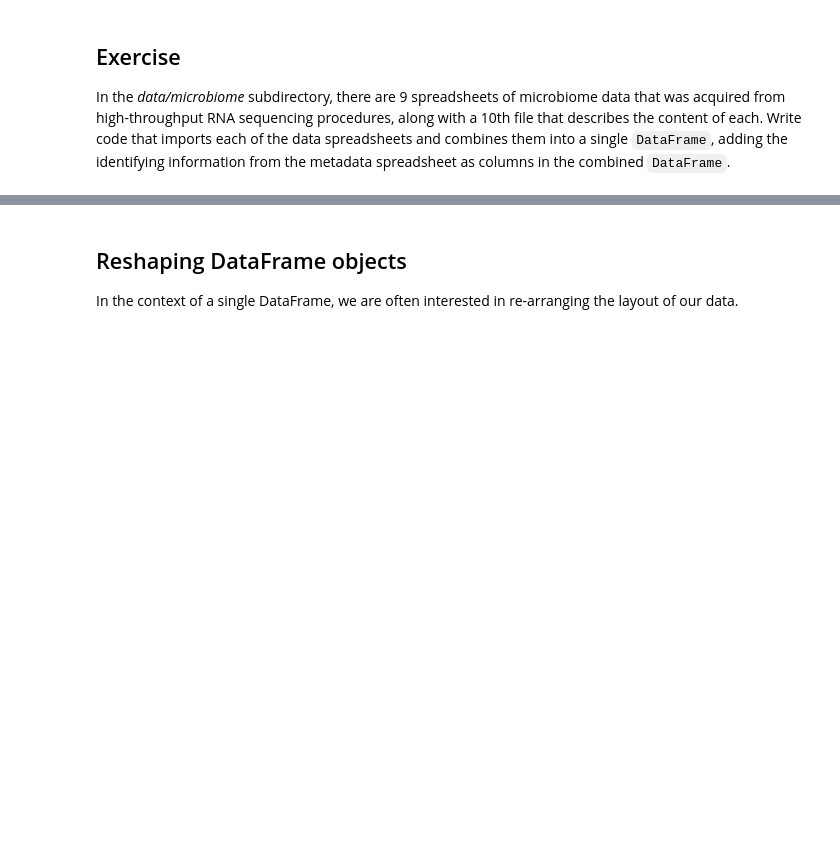
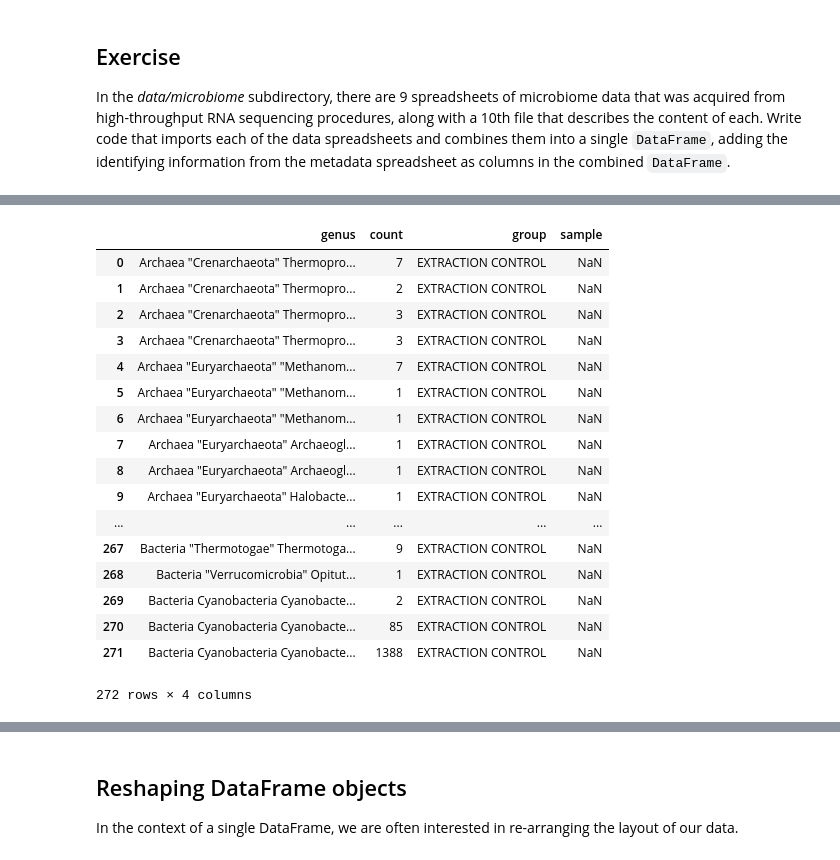
Before and after one commit to weltybiostat/Bios8366, a Jupyter notebook: notebooks/Section2_3-Data-Wrangling-with-Pandas.ipynb, the cells around one changed output, grey strips where cells are left out. Saved outputs shown, nothing was run; the diff lists cells and outputs as text; code cells hidden in the pictures; blank space fills up the shorter version.

```diff
--- a/notebooks/Section2_3-Data-Wrangling-with-Pandas.ipynb
+++ b/notebooks/Section2_3-Data-Wrangling-with-Pandas.ipynb
@@ -514,0 +637,3 @@ In the *data/microbiome* subdirectory, there are 9 spreadsheets of microbiome da
+# %%
+metadata = pd.read_excel('../data/microbiome/metadata.xls', index_col=0)
+metadata.head()
@@ -514,0 +648,3 @@ In the *data/microbiome* subdirectory, there are 9 spreadsheets of microbiome da
+# %%
+PATH = '../data/microbiome/'
+files = !ls $PATH
@@ -514,0 +670,15 @@ In the *data/microbiome* subdirectory, there are 9 spreadsheets of microbiome da
+# %%
+data = []
+
+for file in files[1:]:
+    file = files[0]
+    group, sample = metadata.loc[file.split('.')[0]]
+    ## DEBUGGER:
+    # import pdb
+    # pdb.set_trace()
+    ## `n` to go back a line, `c` to continue to next line, `q` to exit
+    df = pd.read_excel(PATH+file, header = None, names =['genus', 'count'])
+    df['group'] = group
+    df['sample'] = sample
+
+    data.append(df)
@@ -514,0 +704,21 @@ In the *data/microbiome* subdirectory, there are 9 spreadsheets of microbiome da
+# %%
+df
+# %% [output]
+|  | genus | count | group | sample |
+| 0 | Archaea "Crenarchaeota" Thermopro... | 7 | EXTRACTION CONTROL | NaN |
+| 1 | Archaea "Crenarchaeota" Thermopro... | 2 | EXTRACTION CONTROL | NaN |
+| 2 | Archaea "Crenarchaeota" Thermopro... | 3 | EXTRACTION CONTROL | NaN |
+| 3 | Archaea "Crenarchaeota" Thermopro... | 3 | EXTRACTION CONTROL | NaN |
+| 4 | Archaea "Euryarchaeota" "Methanom... | 7 | EXTRACTION CONTROL | NaN |
+| 5 | Archaea "Euryarchaeota" "Methanom... | 1 | EXTRACTION CONTROL | NaN |
+| 6 | Archaea "Euryarchaeota" "Methanom... | 1 | EXTRACTION CONTROL | NaN |
+| 7 | Archaea "Euryarchaeota" Archaeogl... | 1 | EXTRACTION CONTROL | NaN |
+| 8 | Archaea "Euryarchaeota" Archaeogl... | 1 | EXTRACTION CONTROL | NaN |
+| 9 | Archaea "Euryarchaeota" Halobacte... | 1 | EXTRACTION CONTROL | NaN |
+| ... | ... | ... | ... | ... |
+| 267 | Bacteria "Thermotogae" Thermotoga... | 9 | EXTRACTION CONTROL | NaN |
+| 268 | Bacteria "Verrucomicrobia" Opitut... | 1 | EXTRACTION CONTROL | NaN |
+| 269 | Bacteria Cyanobacteria Cyanobacte... | 2 | EXTRACTION CONTROL | NaN |
+| 270 | Bacteria Cyanobacteria Cyanobacte... | 85 | EXTRACTION CONTROL | NaN |
+| 271 | Bacteria Cyanobacteria Cyanobacte... | 1388 | EXTRACTION CONTROL | NaN |
+272 rows × 4 columns
```
Also changed, not shown: parts of 106 cells of this notebook.
